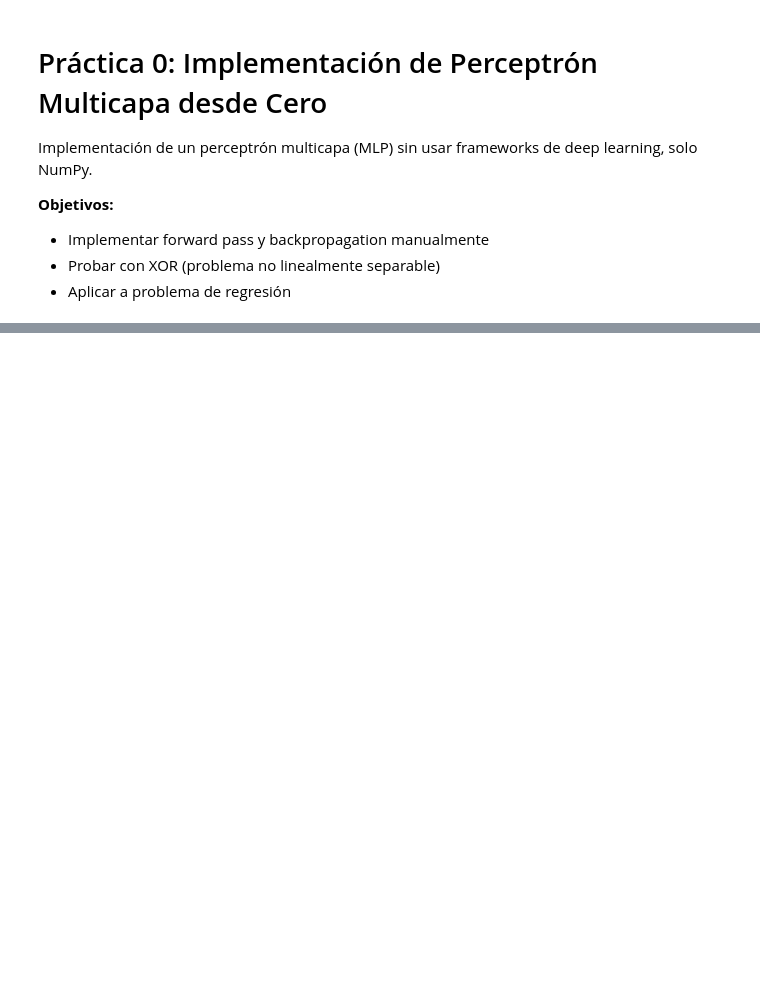
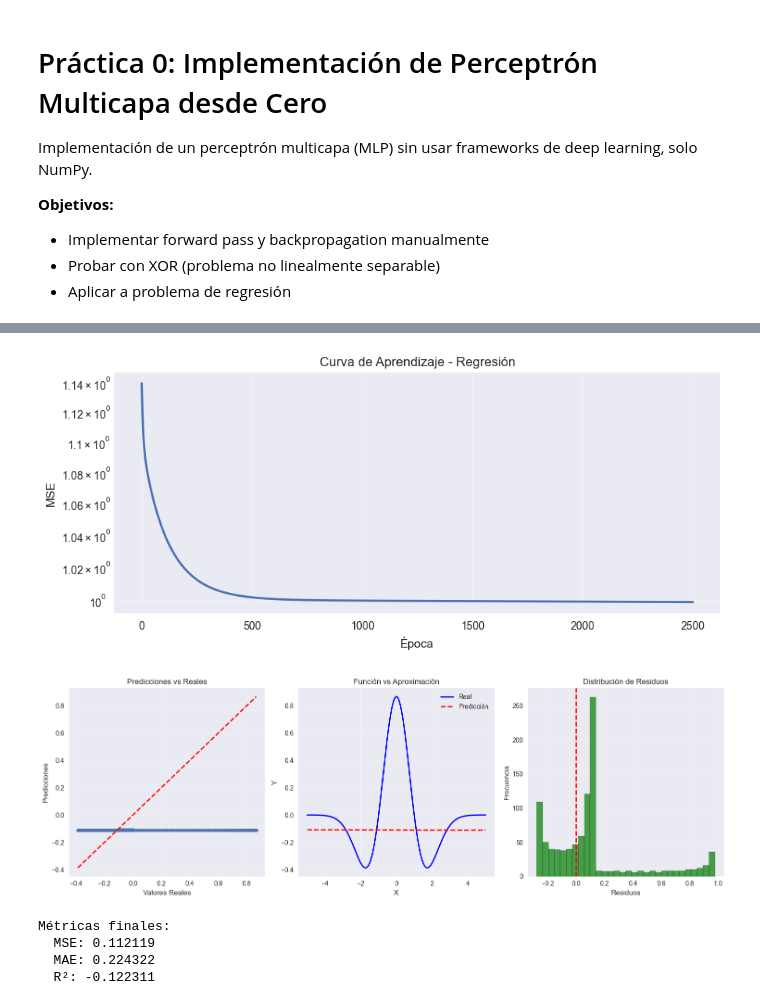
Before and after one commit to pcpO4/deep-trabajo1, a Jupyter notebook: Practicas/practica0_ap.ipynb, the cells around one changed output, grey strips where cells are left out. Cells and saved outputs as stored; diff of their text form; code cells hidden in the pictures; blank space fills up the shorter version.

```diff
--- a/Practicas/practica0_ap.ipynb
+++ b/Practicas/practica0_ap.ipynb
@@ -132,0 +360,68 @@ print("Clase MultiLayerPerceptron definida")
+# %%
+# Visualización de resultados de regresión
+
+# Curva de aprendizaje
+plt.figure(figsize=(10, 4))
+plt.plot(mejor_modelo_reg.train_errors, linewidth=2)
+plt.xlabel('Época')
+plt.ylabel('MSE')
+plt.title('Curva de Aprendizaje - Regresión')
+plt.yscale('log')
+plt.grid(True, alpha=0.3)
+plt.show()
+
+# Predicciones vs reales
+y_pred_norm = mejor_modelo_reg.predict(X_test_norm)
+y_pred = y_pred_norm * y_std + y_mean
+
+plt.figure(figsize=(15, 5))
+
+# Scatter plot
+plt.subplot(1, 3, 1)
+plt.scatter(y_test, y_pred, alpha=0.6, s=20)
+plt.plot([y_test.min(), y_test.max()], [y_test.min(), y_test.max()], 'r--', lw=2)
+plt.xlabel('Valores Reales')
+plt.ylabel('Predicciones')
+plt.title('Predicciones vs Reales')
+plt.grid(True, alpha=0.3)
+
+# Función vs aproximación
+plt.subplot(1, 3, 2)
+indices = np.argsort(X_test.flatten())
+plt.plot(X_test[indices], y_test[indices], 'b-', label='Real', linewidth=2)
+plt.plot(X_test[indices], y_pred[indices], 'r--', label='Predicción', linewidth=2)
+plt.xlabel('X')
+plt.ylabel('Y')
+plt.title('Función vs Aproximación')
+plt.legend()
+plt.grid(True, alpha=0.3)
+
+# Residuos
+plt.subplot(1, 3, 3)
+residuos = y_test - y_pred
+plt.hist(residuos, bins=30, alpha=0.7, color='green', edgecolor='black')
+plt.axvline(x=0, color='red', linestyle='--', linewidth=2)
+plt.xlabel('Residuos')
+plt.ylabel('Frecuencia')
+plt.title('Distribución de Residuos')
+plt.grid(True, alpha=0.3)
+
+plt.tight_layout()
+plt.show()
+
+# Métricas finales
+mse_final = mean_squared_error(y_test, y_pred)
+mae_final = mean_absolute_error(y_test, y_pred)
+r2_final = r2_score(y_test, y_pred)
+
+print(f"Métricas finales:")
+print(f"  MSE: {mse_final:.6f}")
+print(f"  MAE: {mae_final:.6f}")
+print(f"  R²: {r2_final:.6f}")
+# %% [output]
+[figure, added]
+[figure, added]
+Métricas finales:
+  MSE: 0.112119
+  MAE: 0.224322
+  R²: -0.122311
```
Also changed, not shown: parts of 7 cells of this notebook.
